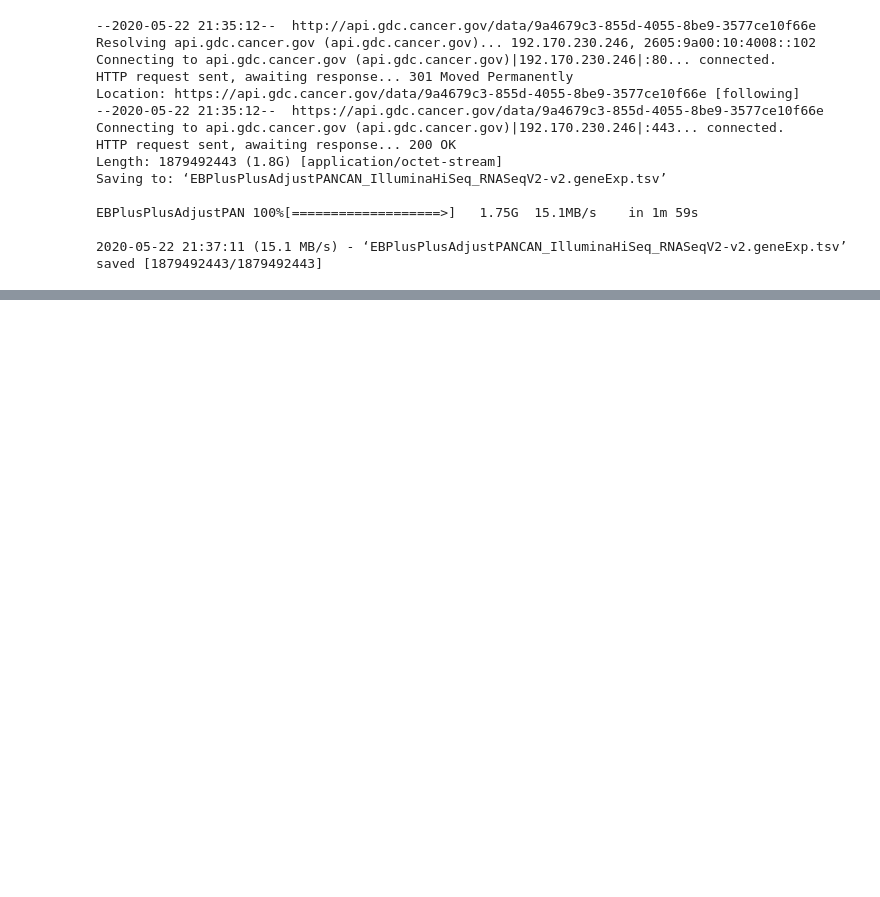
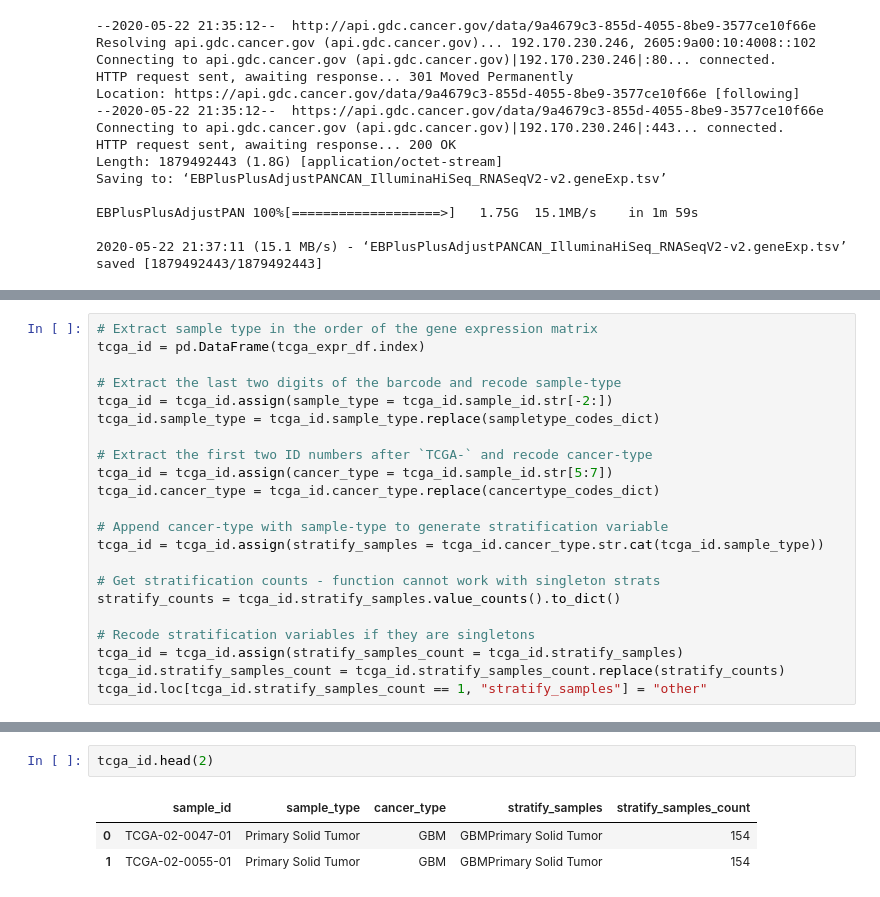
Before and after one commit to hiraksarkar/BioBombe, a Jupyter notebook: Process_Data_As_Biobombe.ipynb, the cells around one changed output, grey strips where cells are left out. Drawn from its saved outputs; the diff is of its cells as text; blank space fills up the shorter version.

```diff
--- a/Process_Data_As_Biobombe.ipynb
+++ b/Process_Data_As_Biobombe.ipynb
@@ -22,0 +129,22 @@ EBPlusPlusAdjustPAN 100%[===================>]   1.75G  15.1MB/s    in 1m 59s
+# %%
+# Extract sample type in the order of the gene expression matrix
+tcga_id = pd.DataFrame(tcga_expr_df.index)
+
+# Extract the last two digits of the barcode and recode sample-type
+tcga_id = tcga_id.assign(sample_type = tcga_id.sample_id.str[-2:])
+tcga_id.sample_type = tcga_id.sample_type.replace(sampletype_codes_dict)
+
+# Extract the first two ID numbers after `TCGA-` and recode cancer-type
+tcga_id = tcga_id.assign(cancer_type = tcga_id.sample_id.str[5:7])
+tcga_id.cancer_type = tcga_id.cancer_type.replace(cancertype_codes_dict)
+
+# Append cancer-type with sample-type to generate stratification variable
+tcga_id = tcga_id.assign(stratify_samples = tcga_id.cancer_type.str.cat(tcga_id.sample_type))
+
+# Get stratification counts - function cannot work with singleton strats
+stratify_counts = tcga_id.stratify_samples.value_counts().to_dict()
+
+# Recode stratification variables if they are singletons
+tcga_id = tcga_id.assign(stratify_samples_count = tcga_id.stratify_samples)
+tcga_id.stratify_samples_count = tcga_id.stratify_samples_count.replace(stratify_counts)
+tcga_id.loc[tcga_id.stratify_samples_count == 1, "stratify_samples"] = "other"
@@ -22,0 +177,6 @@ EBPlusPlusAdjustPAN 100%[===================>]   1.75G  15.1MB/s    in 1m 59s
+# %%
+tcga_id.head(2)
+# %% [output]
+|  | sample_id | sample_type | cancer_type | stratify_samples | stratify_samples_count |
+| 0 | TCGA-02-0047-01 | Primary Solid Tumor | GBM | GBMPrimary Solid Tumor | 154 |
+| 1 | TCGA-02-0055-01 | Primary Solid Tumor | GBM | GBMPrimary Solid Tumor | 154 |
```
Also changed, not shown: parts of 33 cells of this notebook.
